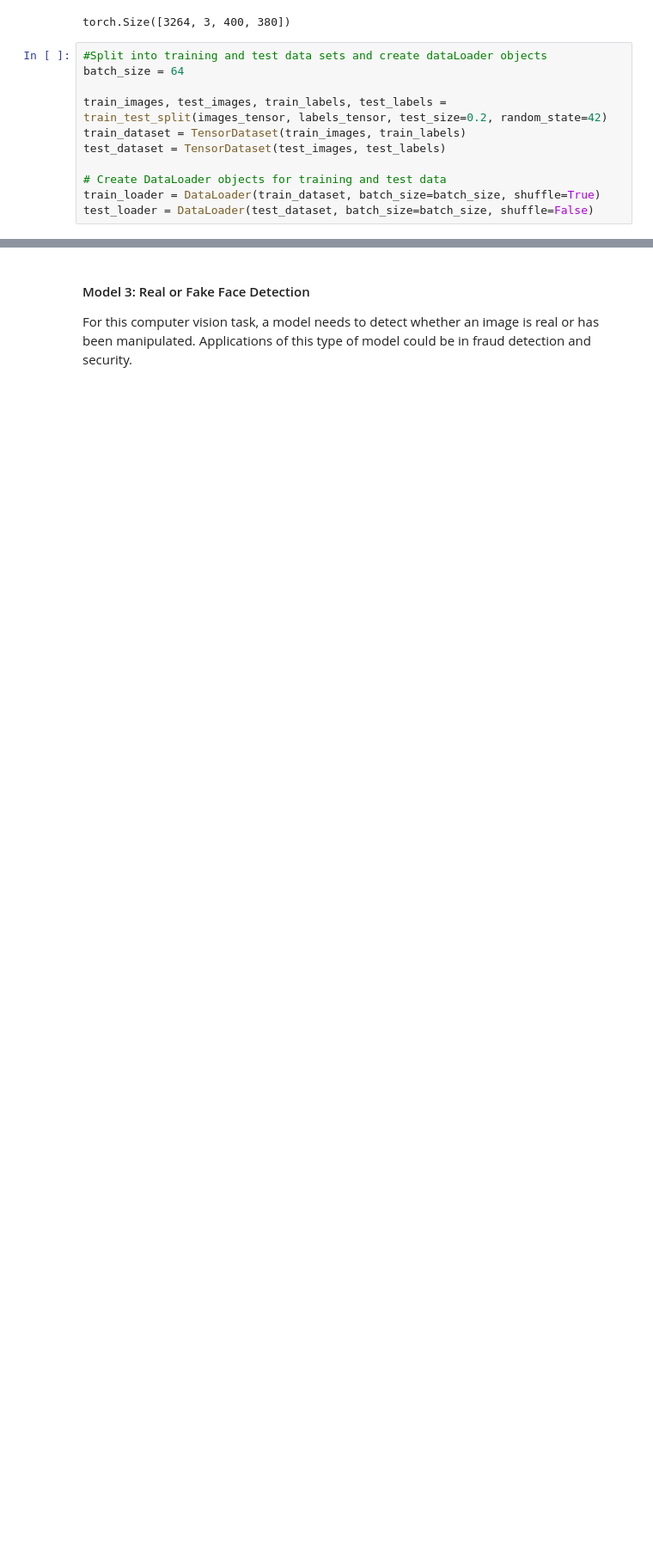
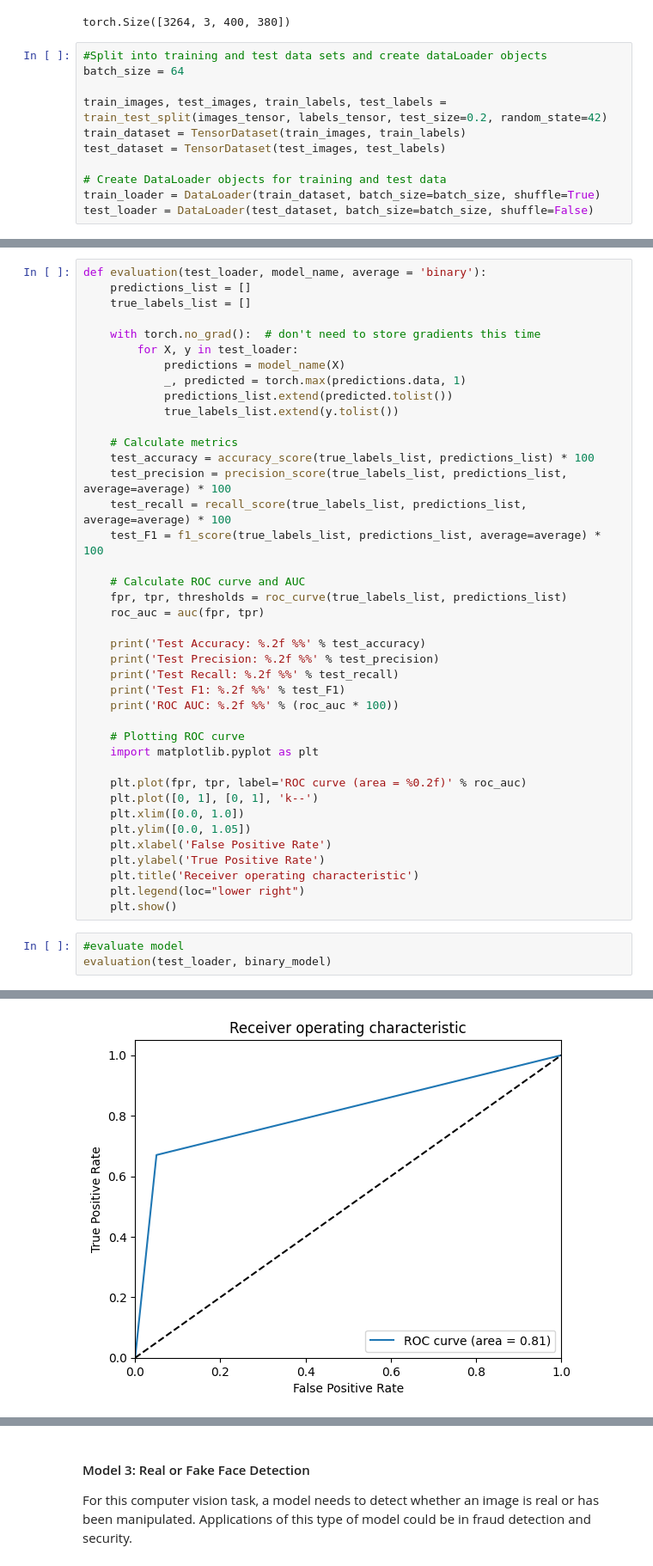
Before and after one commit to trinabrough/deep_learning_PA3, a Jupyter notebook: PA3.ipynb, the cells around one changed output, grey strips where cells are left out. Shown at 86% size. Saved outputs shown, nothing was run; the diff lists cells and outputs as text; blank space fills up the shorter version.

```diff
--- a/PA3.ipynb
+++ b/PA3.ipynb
@@ -350,0 +291,44 @@ Test F1: 3.92 %
+# %%
+def evaluation(test_loader, model_name, average = 'binary'):
+    predictions_list = []
+    true_labels_list = []
+
+    with torch.no_grad():  # don't need to store gradients this time
+        for X, y in test_loader:
+            predictions = model_name(X)
+            _, predicted = torch.max(predictions.data, 1)
+            predictions_list.extend(predicted.tolist())
+            true_labels_list.extend(y.tolist())
+
+    # Calculate metrics
+    test_accuracy = accuracy_score(true_labels_list, predictions_list) * 100
+    test_precision = precision_score(true_labels_list, predictions_list, average=average) * 100
+    test_recall = recall_score(true_labels_list, predictions_list, average=average) * 100
+    test_F1 = f1_score(true_labels_list, predictions_list, average=average) * 100
+
+    # Calculate ROC curve and AUC
+    fpr, tpr, thresholds = roc_curve(true_labels_list, predictions_list)
+    roc_auc = auc(fpr, tpr)
+
+    print('Test Accuracy: %.2f %%' % test_accuracy)
+    print('Test Precision: %.2f %%' % test_precision)
+    print('Test Recall: %.2f %%' % test_recall)
+    print('Test F1: %.2f %%' % test_F1)
+    print('ROC AUC: %.2f %%' % (roc_auc * 100))
+
+    # Plotting ROC curve
+    import matplotlib.pyplot as plt
+
+    plt.plot(fpr, tpr, label='ROC curve (area = %0.2f)' % roc_auc)
+    plt.plot([0, 1], [0, 1], 'k--')
+    plt.xlim([0.0, 1.0])
+    plt.ylim([0.0, 1.05])
+    plt.xlabel('False Positive Rate')
+    plt.ylabel('True Positive Rate')
+    plt.title('Receiver operating characteristic')
+    plt.legend(loc="lower right")
+    plt.show()
+# %%
+#evaluate model
+evaluation(test_loader, binary_model)
+# %% [output]
@@ -351 +340,2 @@ Test F1: 3.92 %
+[figure, added]
 # %% [markdown]
```
Also changed, not shown: parts of 35 cells of this notebook.
